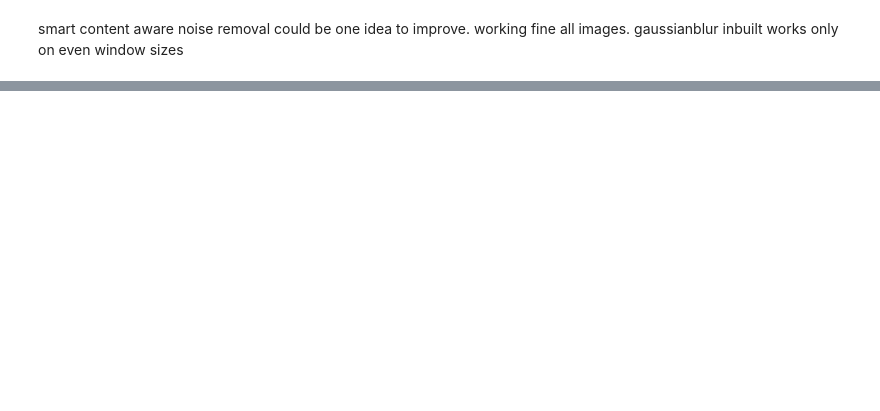
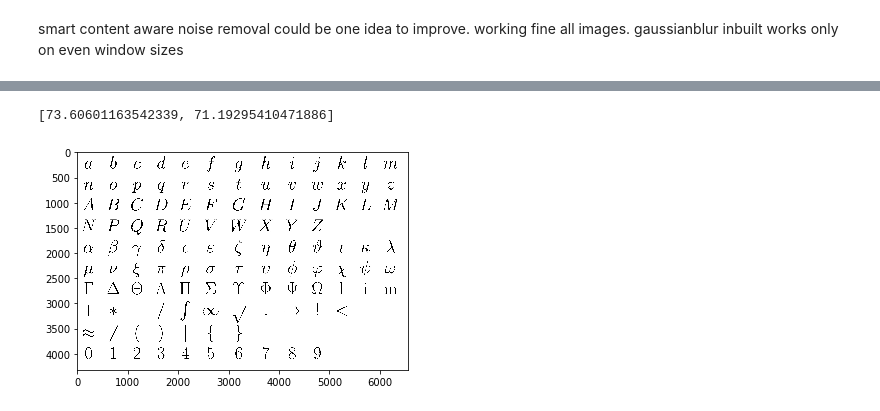
Before and after one commit to SrikarMannepalli/LaTeX-Generation-from-Printed-Equations, a Jupyter notebook: src/bin_skew.ipynb, the cells around one changed output, grey strips where cells are left out. Drawn from its saved outputs; the diff is of its cells as text; code cells hidden in the pictures; blank space fills up the shorter version.

Commit message:
character matching initial part

```diff
--- a/src/bin_skew.ipynb
+++ b/src/bin_skew.ipynb
@@ -372,0 +416,7 @@ Photograph
+# %%
+char_pal = cv2.imread("../input/reduced_characterPalette.jpg",0)
+plt.imshow(char_pal,cmap='gray')
+centroids_new[0]
+# %% [output]
+[73.60601163542339, 71.19295410471886]
+[figure, added]
```
Also changed, not shown: parts of 6 cells of this notebook, 2 other files.
